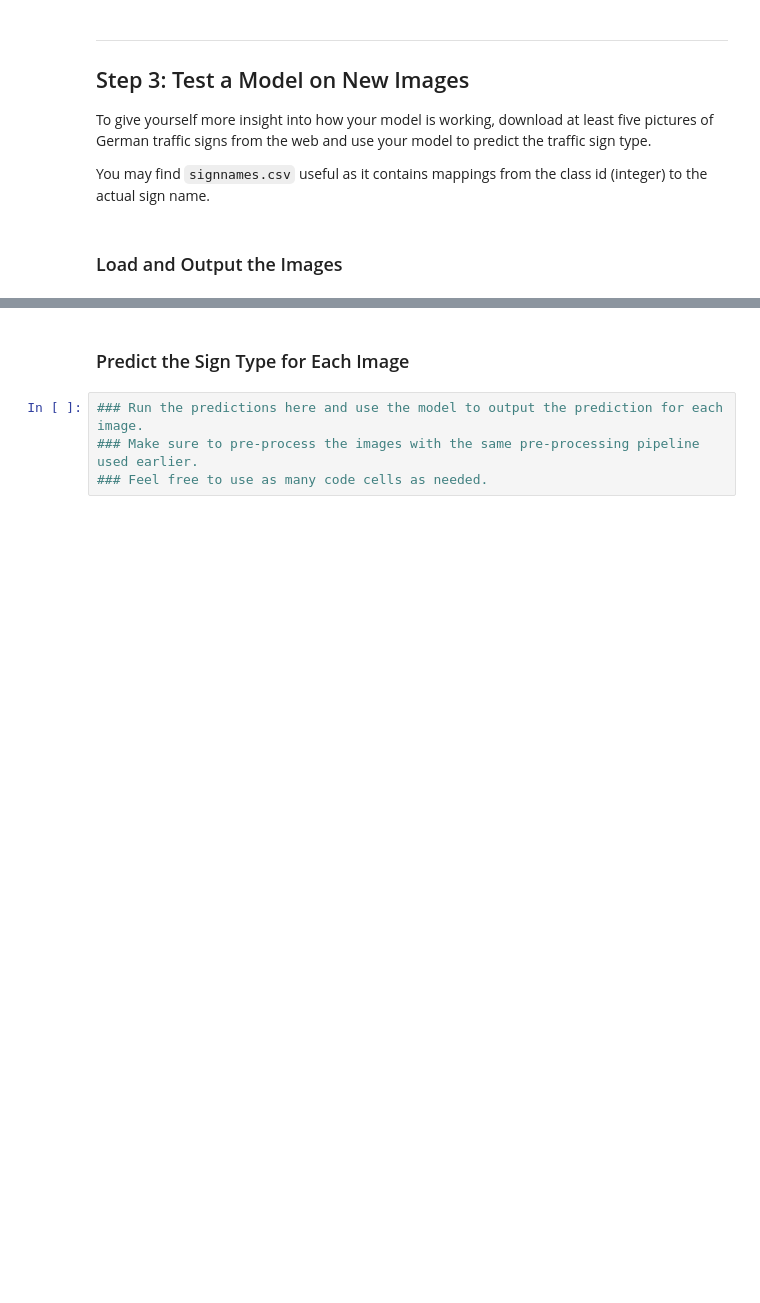
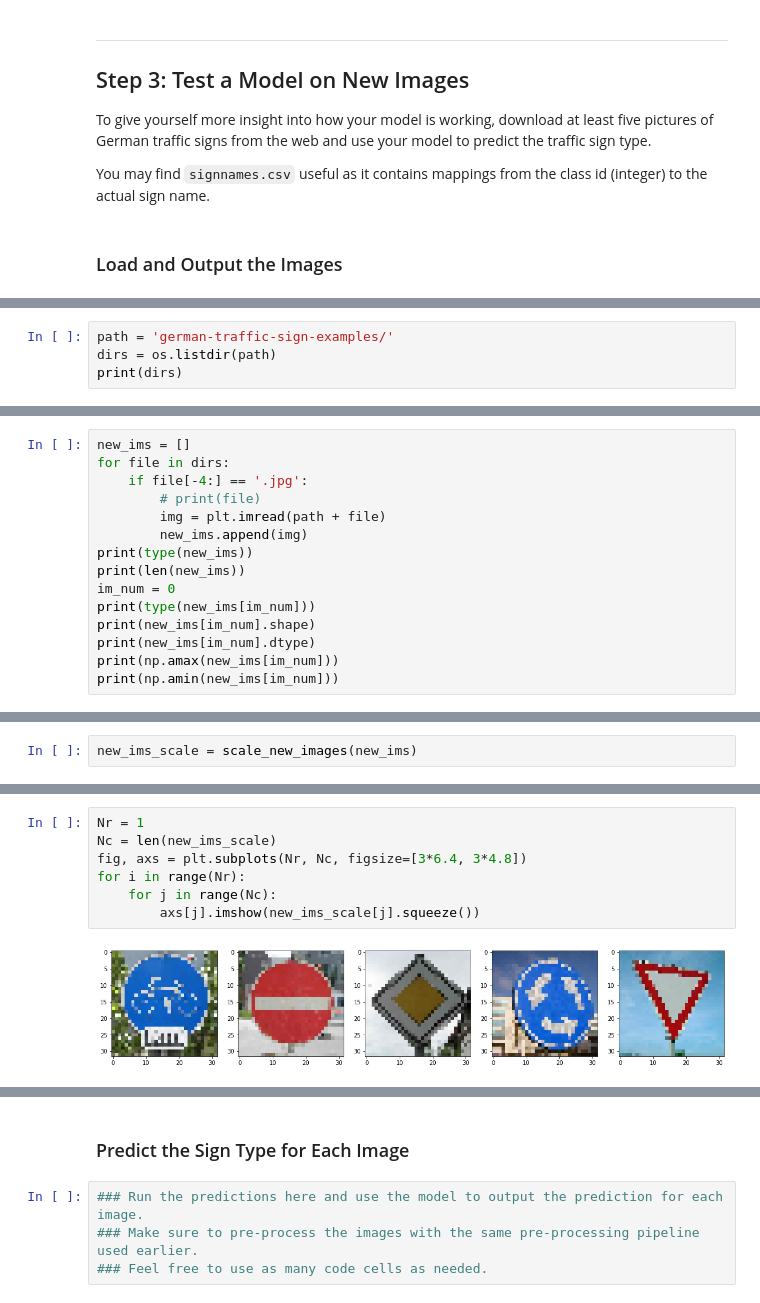
Before and after one commit to hammcin/CarND-Traffic-Sign-Classifier-Project, a Jupyter notebook: Traffic_Sign_Classifier.ipynb, the cells around one changed output, grey strips where cells are left out. Saved outputs shown, nothing was run; the diff lists cells and outputs as text; blank space fills up the shorter version.

Commit message:
feat: Load and output new images

```diff
--- a/Traffic_Sign_Classifier.ipynb
+++ b/Traffic_Sign_Classifier.ipynb
@@ -733,0 +735,4 @@ You may find `signnames.csv` useful as it contains mappings from the class id (i
+# %%
+path = 'german-traffic-sign-examples/'
+dirs = os.listdir(path)
+print(dirs)
@@ -733,0 +741,15 @@ You may find `signnames.csv` useful as it contains mappings from the class id (i
+# %%
+new_ims = []
+for file in dirs:
+    if file[-4:] == '.jpg':
+        # print(file)
+        img = plt.imread(path + file)
+        new_ims.append(img)
+print(type(new_ims))
+print(len(new_ims))
+im_num = 0
+print(type(new_ims[im_num]))
+print(new_ims[im_num].shape)
+print(new_ims[im_num].dtype)
+print(np.amax(new_ims[im_num]))
+print(np.amin(new_ims[im_num]))
@@ -733,0 +819,2 @@ You may find `signnames.csv` useful as it contains mappings from the class id (i
+# %%
+new_ims_scale = scale_new_images(new_ims)
@@ -733,0 +833,9 @@ You may find `signnames.csv` useful as it contains mappings from the class id (i
+# %%
+Nr = 1
+Nc = len(new_ims_scale)
+fig, axs = plt.subplots(Nr, Nc, figsize=[3*6.4, 3*4.8])
+for i in range(Nr):
+    for j in range(Nc):
+        axs[j].imshow(new_ims_scale[j].squeeze())
+# %% [output]
+[figure, added]
```
Also changed, not shown: parts of 19 cells of this notebook, 19 other files.
